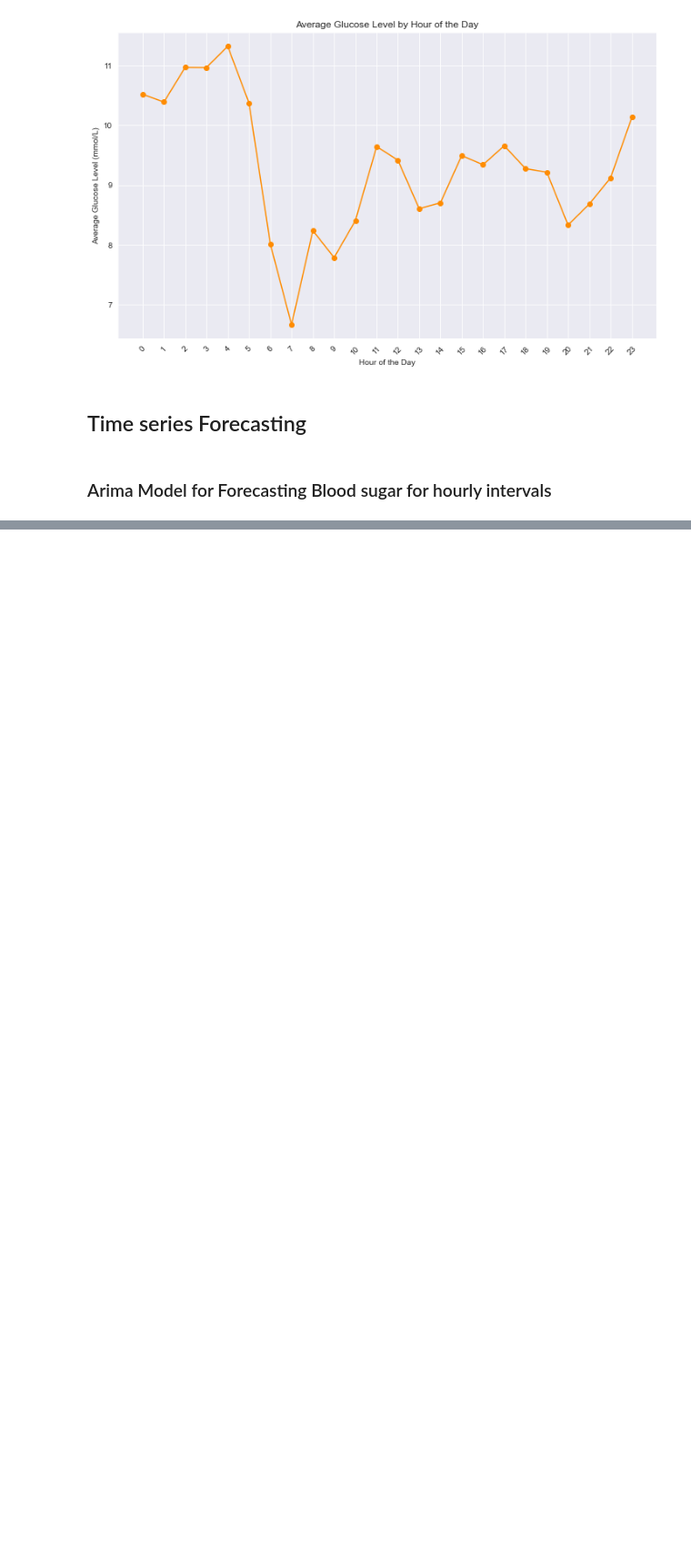
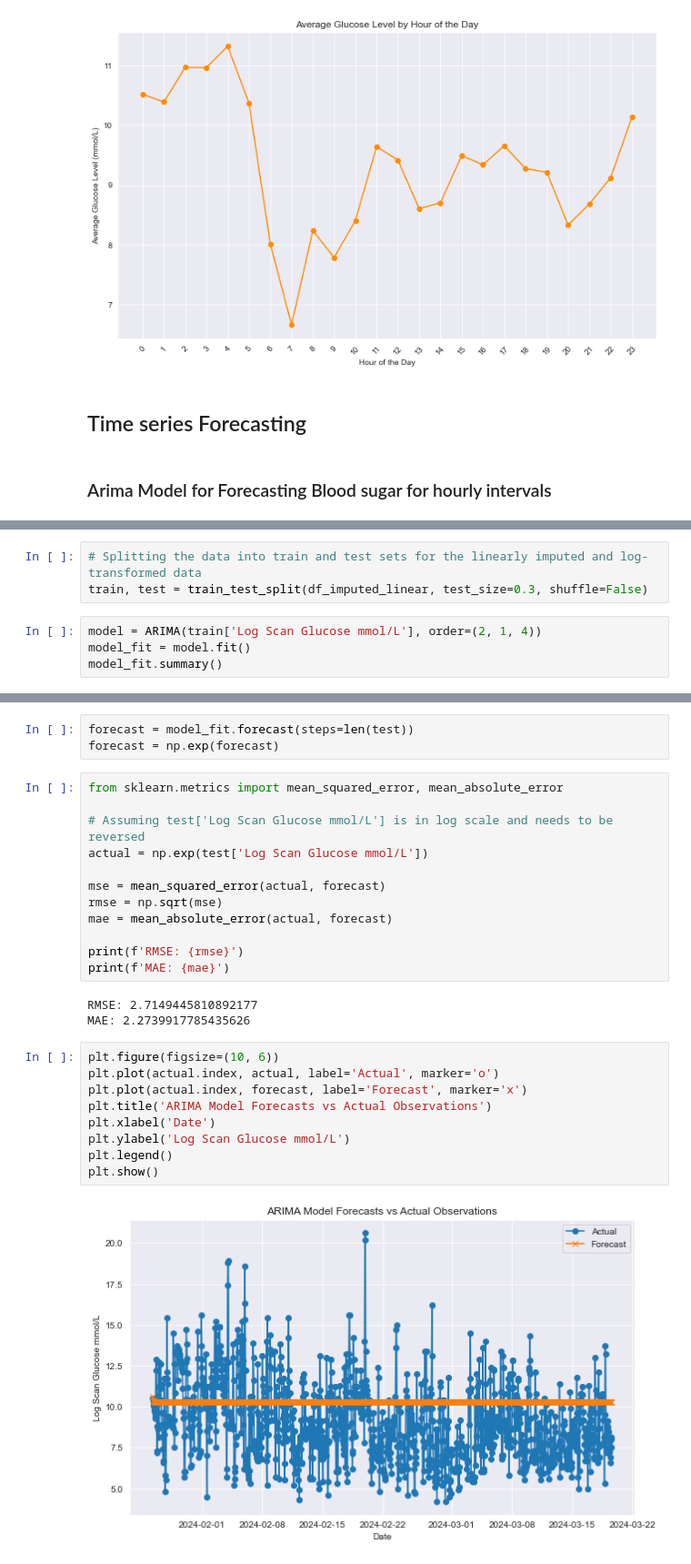
Before and after one commit to aduale04/CGM-Data-Analysis, a Jupyter notebook: CGM_Time_Series_Analysis.ipynb, the cells around one changed output, grey strips where cells are left out. Shown at 91% size. Saved outputs shown, nothing was run; the diff lists cells and outputs as text; blank space fills up the shorter version.

Commit message:
ARIMA model forecast and predictions

```diff
--- a/CGM_Time_Series_Analysis.ipynb
+++ b/CGM_Time_Series_Analysis.ipynb
@@ -298,0 +457,7 @@ print(Hourly_avg['Scan Glucose mmol/L'].isna().sum())
+# %%
+# Splitting the data into train and test sets for the linearly imputed and log-transformed data
+train, test = train_test_split(df_imputed_linear, test_size=0.3, shuffle=False)
+# %%
+model = ARIMA(train['Log Scan Glucose mmol/L'], order=(2, 1, 4))
+model_fit = model.fit()
+model_fit.summary()
@@ -298,0 +487,29 @@ print(Hourly_avg['Scan Glucose mmol/L'].isna().sum())
+# %%
+forecast = model_fit.forecast(steps=len(test))
+forecast = np.exp(forecast)
+# %%
+from sklearn.metrics import mean_squared_error, mean_absolute_error
+
+# Assuming test['Log Scan Glucose mmol/L'] is in log scale and needs to be reversed
+actual = np.exp(test['Log Scan Glucose mmol/L'])
+
+mse = mean_squared_error(actual, forecast)
+rmse = np.sqrt(mse)
+mae = mean_absolute_error(actual, forecast)
+
+print(f'RMSE: {rmse}')
+print(f'MAE: {mae}')
+# %% [output]
+RMSE: 2.7149445810892177
+MAE: 2.2739917785435626
+# %%
+plt.figure(figsize=(10, 6))
+plt.plot(actual.index, actual, label='Actual', marker='o')
+plt.plot(actual.index, forecast, label='Forecast', marker='x')
+plt.title('ARIMA Model Forecasts vs Actual Observations')
+plt.xlabel('Date')
+plt.ylabel('Log Scan Glucose mmol/L')
+plt.legend()
+plt.show()
+# %% [output]
+[figure, added]
```
Also changed, not shown: parts of 12 cells of this notebook.
